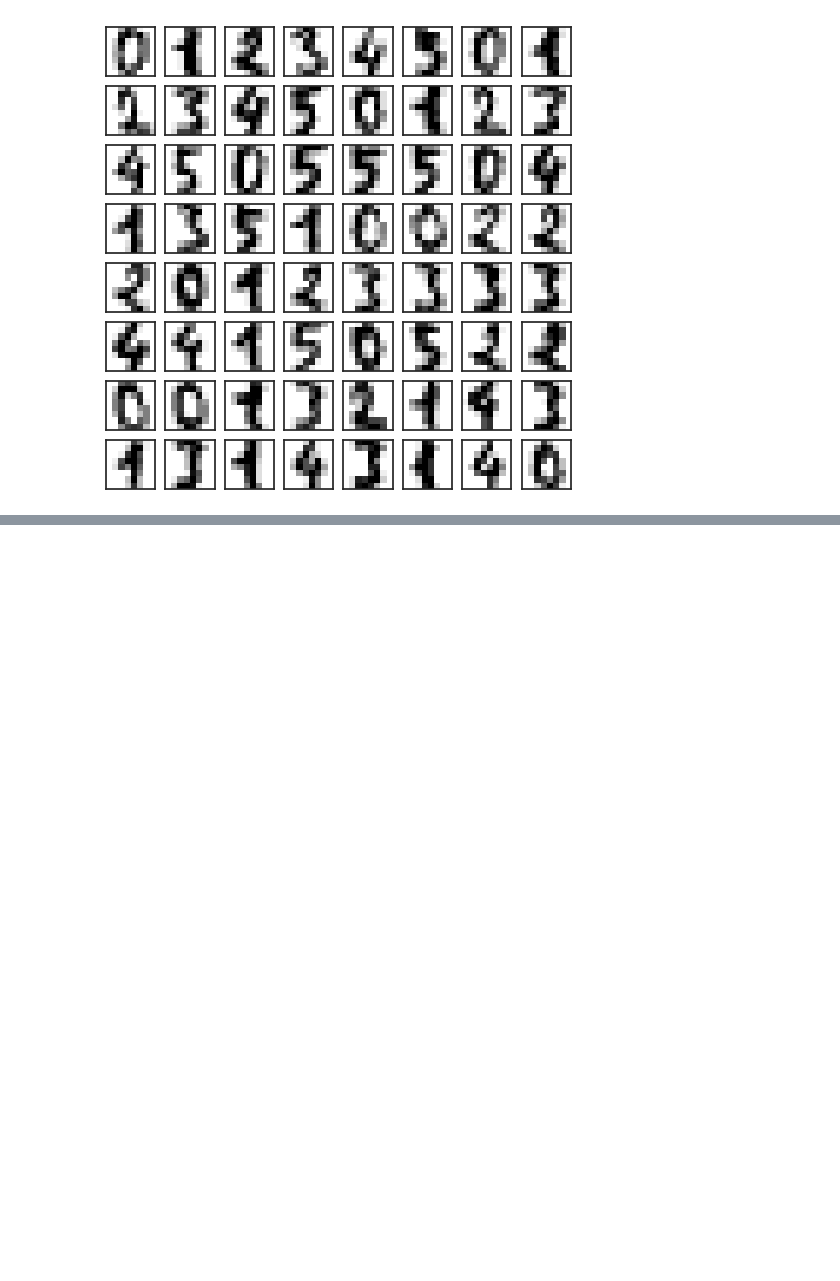
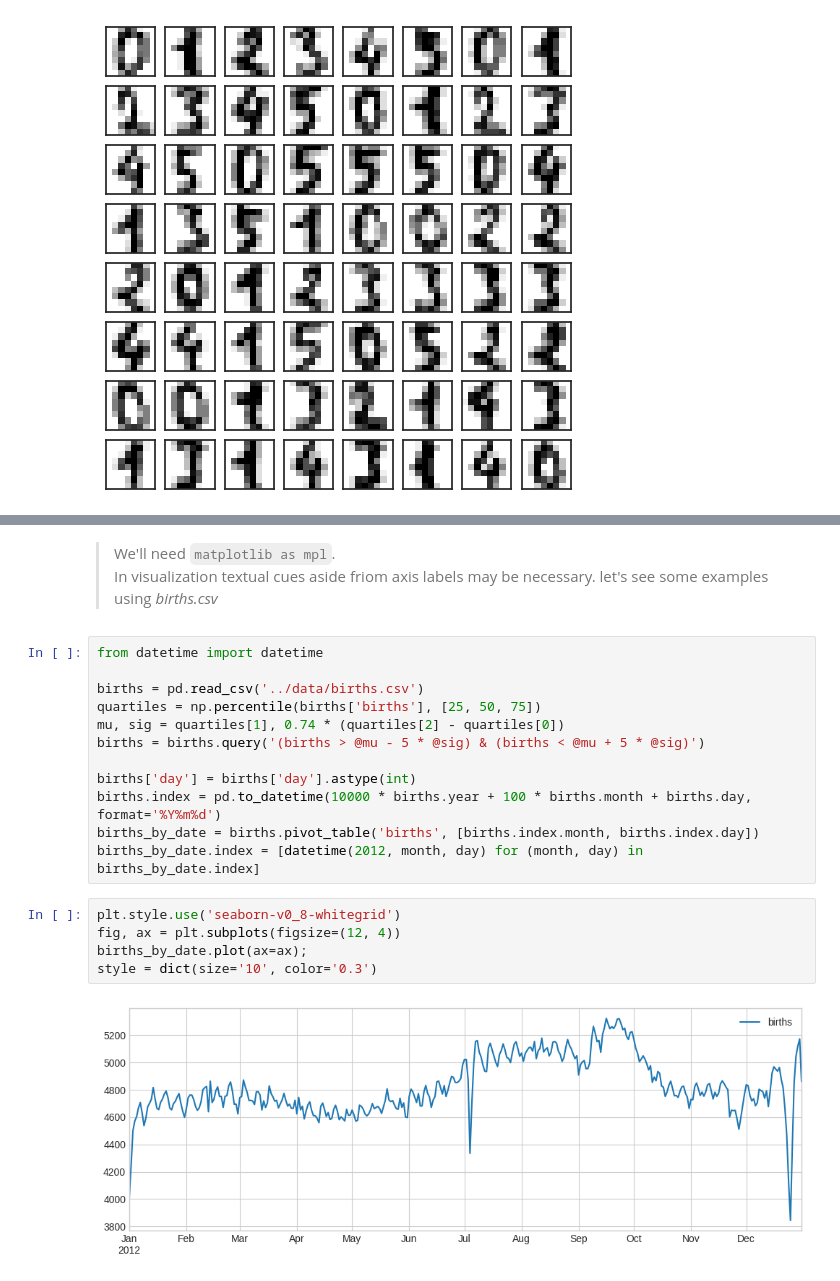
Before and after one commit to Kereophillus/Data_Analysis, a Jupyter notebook: notebooks/10.Matplotlib_Part3.ipynb, the cells around one changed output, grey strips where cells are left out. Drawn from its saved outputs; the diff is of its cells as text; blank space fills up the shorter version.

Commit message:
Finished 1st Draft of Matplotliseries. New Seaborn Series

```diff
--- a/notebooks/10.Matplotlib_Part3.ipynb
+++ b/notebooks/10.Matplotlib_Part3.ipynb
@@ -186,0 +181,22 @@ for i, axi in enumerate(ax.flat):
+# %% [markdown]
+> We'll need `matplotlib as mpl`.<br>In visualization textual cues aside friom axis labels may be necessary.
+> let's see some examples using _births.csv_
+# %%
+from datetime import datetime
+
+births = pd.read_csv('../data/births.csv')
+quartiles = np.percentile(births['births'], [25, 50, 75])
+mu, sig = quartiles[1], 0.74 * (quartiles[2] - quartiles[0])
+births = births.query('(births > @mu - 5 * @sig) & (births < @mu + 5 * @sig)')
+
+births['day'] = births['day'].astype(int)
+births.index = pd.to_datetime(10000 * births.year + 100 * births.month + births.day, format='%Y%m%d')
+births_by_date = births.pivot_table('births', [births.index.month, births.index.day])
+births_by_date.index = [datetime(2012, month, day) for (month, day) in births_by_date.index]
+# %%
+plt.style.use('seaborn-v0_8-whitegrid')
+fig, ax = plt.subplots(figsize=(12, 4))
+births_by_date.plot(ax=ax);
+style = dict(size='10', color='0.3')
+# %% [output]
+[figure, added]
```
Also changed, not shown: parts of 15 cells of this notebook, 5 other files.
